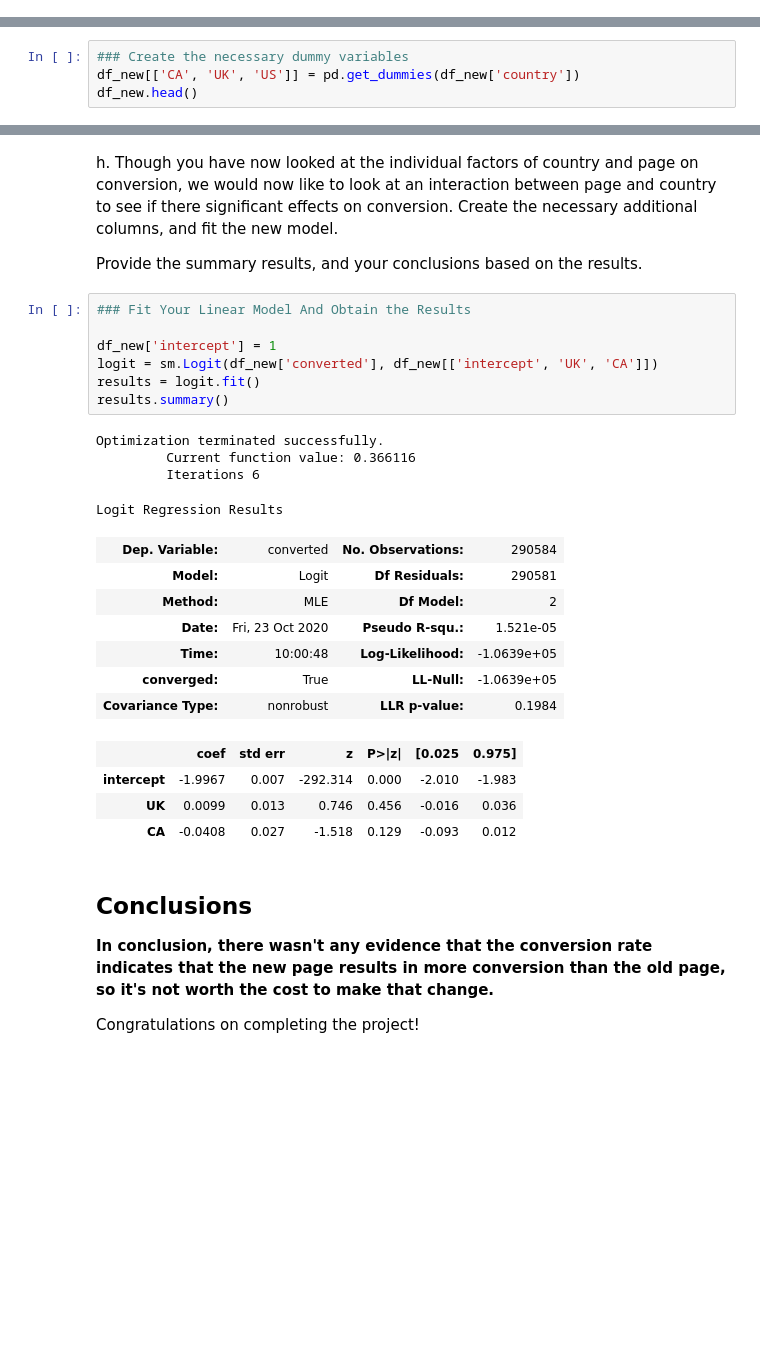
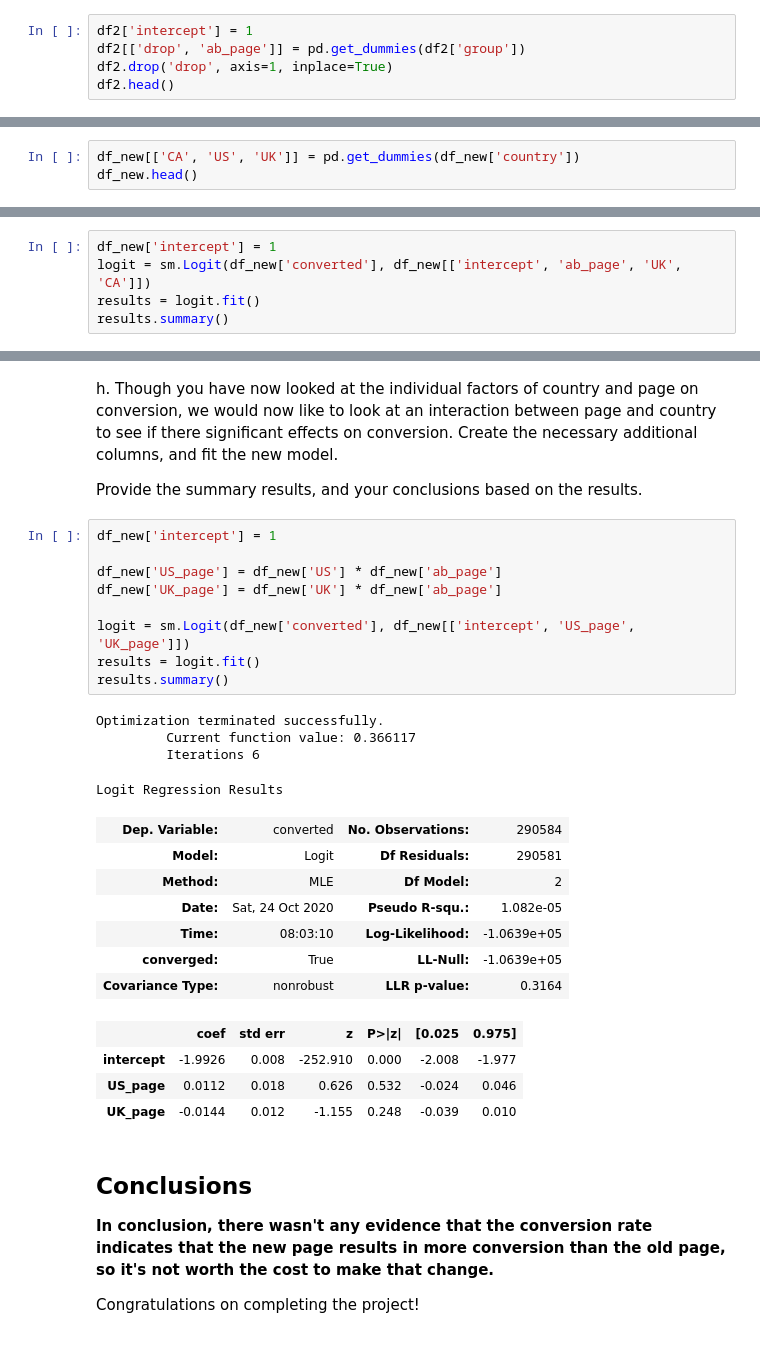
Before and after one commit to aalsudairi/Analyze-AB-Test-Results, a Jupyter notebook: Analyze_ab_test_results_notebook.ipynb, the cells around one changed output, grey strips where cells are left out. Drawn from its saved outputs; the diff is of its cells as text; blank space fills up the shorter version.

```diff
--- a/Analyze_ab_test_results_notebook.ipynb
+++ b/Analyze_ab_test_results_notebook.ipynb
@@ -340,0 +329,5 @@ df2_new.head()
+# %%
+df2['intercept'] = 1
+df2[['drop', 'ab_page']] = pd.get_dummies(df2['group'])
+df2.drop('drop', axis=1, inplace=True)
+df2.head()
@@ -392,5 +404,4 @@ df_new.head()
 # %%
-### Create the necessary dummy variables
-df_new[['CA', 'UK', 'US']] = pd.get_dummies(df_new['country'])
+df_new[['CA', 'US', 'UK']] = pd.get_dummies(df_new['country'])
 df_new.head()
 # %% [output]
@@ -403,0 +415,5 @@ df_new.head()
+# %%
+df_new['intercept'] = 1
+logit = sm.Logit(df_new['converted'], df_new[['intercept', 'ab_page', 'UK', 'CA']])
+results = logit.fit()
+results.summary()
@@ -406,28 +439,30 @@ h. Though you have now looked at the individual factors of country and page on c
 
 Provide the summary results, and your conclusions based on the results.
 # %%
-### Fit Your Linear Model And Obtain the Results
+df_new['intercept'] = 1
 
-df_new['intercept'] = 1
-logit = sm.Logit(df_new['converted'], df_new[['intercept', 'UK', 'CA']])
+df_new['US_page'] = df_new['US'] * df_new['ab_page']
+df_new['UK_page'] = df_new['UK'] * df_new['ab_page']
+
+logit = sm.Logit(df_new['converted'], df_new[['intercept', 'US_page', 'UK_page']])
 results = logit.fit()
 results.summary()
 # %% [output]
 Optimization terminated successfully.
-         Current function value: 0.366116
+         Current function value: 0.366117
          Iterations 6
 Logit Regression Results
 | Dep. Variable: | converted | No. Observations: | 290584 |
 | Model: | Logit | Df Residuals: | 290581 |
 | Method: | MLE | Df Model: | 2 |
-| Date: | Fri, 23 Oct 2020 | Pseudo R-squ.: | 1.521e-05 |
-| Time: | 10:00:48 | Log-Likelihood: | -1.0639e+05 |
+| Date: | Sat, 24 Oct 2020 | Pseudo R-squ.: | 1.082e-05 |
+| Time: | 08:03:10 | Log-Likelihood: | -1.0639e+05 |
 | converged: | True | LL-Null: | -1.0639e+05 |
-| Covariance Type: | nonrobust | LLR p-value: | 0.1984 |
+| Covariance Type: | nonrobust | LLR p-value: | 0.3164 |
 |  | coef | std err | z | P>|z| | [0.025 | 0.975] |
-| intercept | -1.9967 | 0.007 | -292.314 | 0.000 | -2.010 | -1.983 |
-| UK | 0.0099 | 0.013 | 0.746 | 0.456 | -0.016 | 0.036 |
-| CA | -0.0408 | 0.027 | -1.518 | 0.129 | -0.093 | 0.012 |
+| intercept | -1.9926 | 0.008 | -252.910 | 0.000 | -2.008 | -1.977 |
+| US_page | 0.0112 | 0.018 | 0.626 | 0.532 | -0.024 | 0.046 |
+| UK_page | -0.0144 | 0.012 | -1.155 | 0.248 | -0.039 | 0.010 |
 # %% [markdown]
 <a id='conclusions'></a>
 ## Conclusions
```
Also changed, not shown: parts of 13 cells of this notebook.
